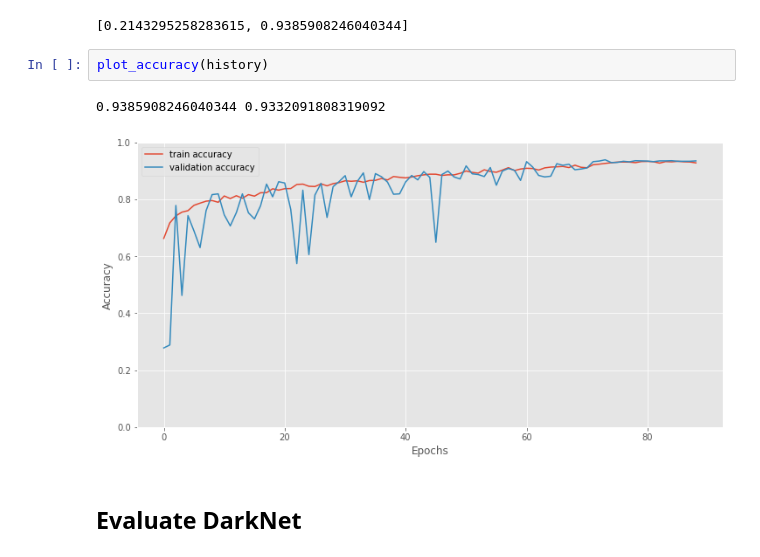
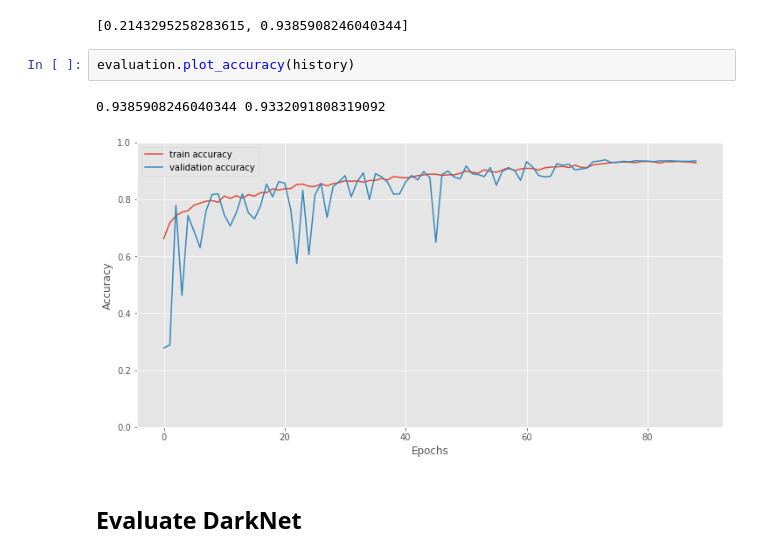
Before and after one commit to VladMarianCimpeanu/applied_AI_in_biomedicine, a Jupyter notebook: code/cnn_and_darknet.ipynb, the cells around one changed output. Drawn from its saved outputs; the diff is of its cells as text.

```diff
--- a/code/cnn_and_darknet.ipynb
+++ b/code/cnn_and_darknet.ipynb
@@ -1143,11 +642,11 @@ model.evaluate(valid_batches)
 # %% [output]
 25/25 [==============================] - 3s 110ms/step - loss: 0.2143 - accuracy: 0.9386
 [0.2143295258283615, 0.9385908246040344]
-# %%
-plot_accuracy(history)
-# %% [output]
-0.9385908246040344 0.9332091808319092
-[figure, removed]
+# %%
+evaluation.plot_accuracy(history)
+# %% [output]
+0.9385908246040344 0.9332091808319092
+[figure, added]
 # %% [markdown]
 ## Evaluate DarkNet
 # %%
```
Also changed, not shown: parts of 34 cells of this notebook.
